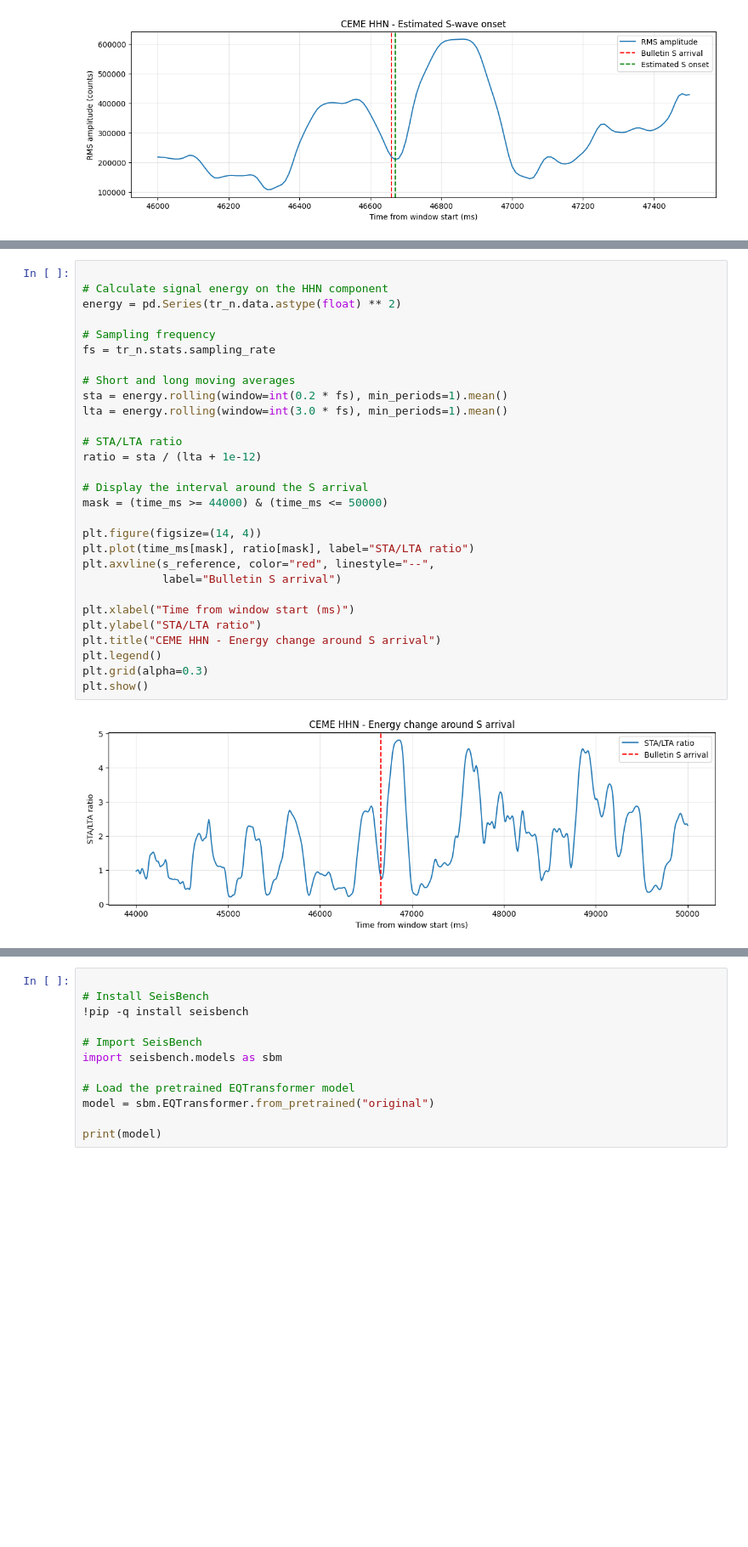
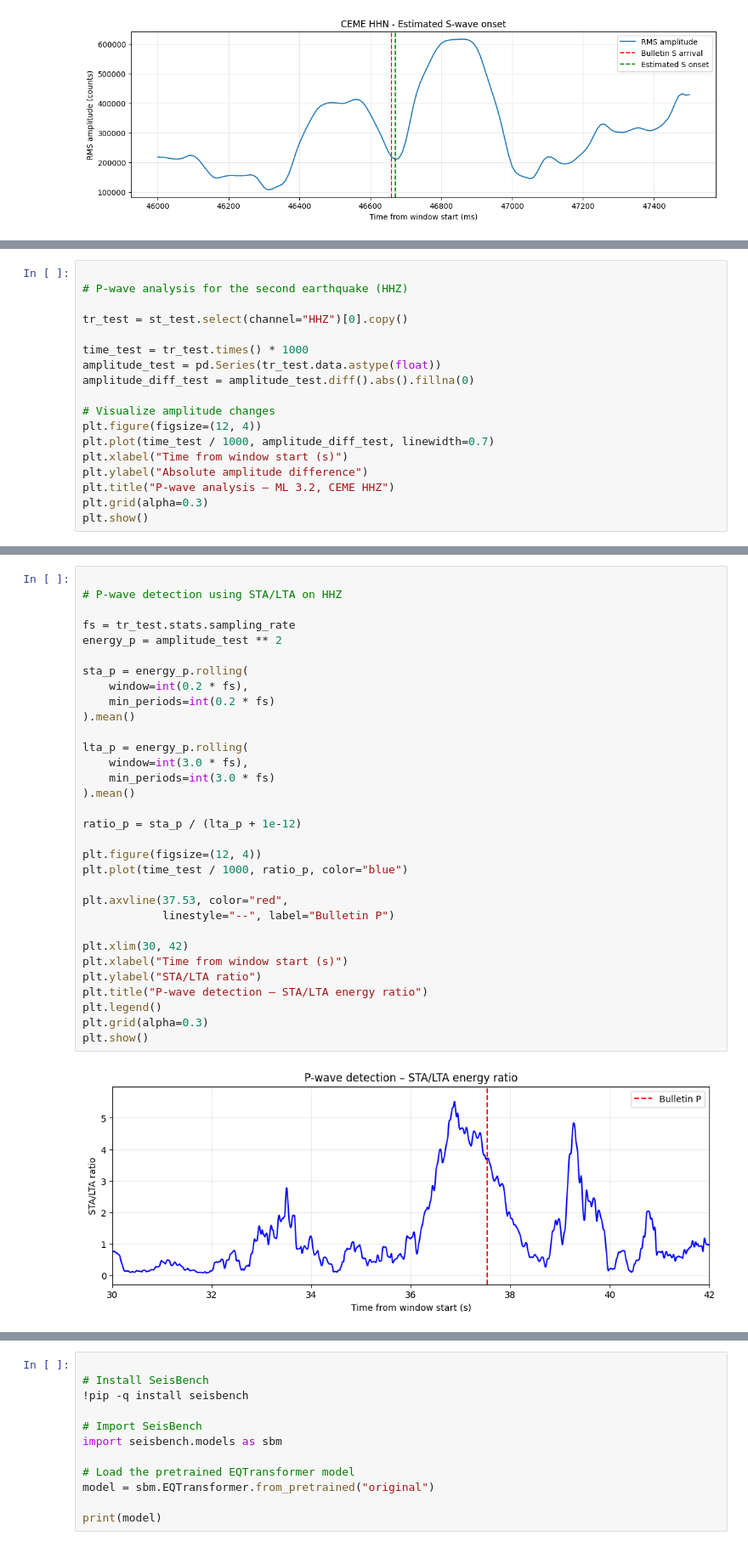
Before and after one commit to milena-seismo/DSB_capstone, a Jupyter notebook: DSB_Capstone_Milena.ipynb, the cells around one changed output, grey strips where cells are left out. Shown at 85% size. Drawn from its saved outputs; the diff is of its cells as text; blank space fills up the shorter version.

```diff
--- a/DSB_Capstone_Milena.ipynb
+++ b/DSB_Capstone_Milena.ipynb
@@ -1616,0 +1687,18 @@ Difference from bulletin: 10 ms
+# %%
+
+# P-wave analysis for the second earthquake (HHZ)
+
+tr_test = st_test.select(channel="HHZ")[0].copy()
+
+time_test = tr_test.times() * 1000
+amplitude_test = pd.Series(tr_test.data.astype(float))
+amplitude_diff_test = amplitude_test.diff().abs().fillna(0)
+
+# Visualize amplitude changes
+plt.figure(figsize=(12, 4))
+plt.plot(time_test / 1000, amplitude_diff_test, linewidth=0.7)
+plt.xlabel("Time from window start (s)")
+plt.ylabel("Absolute amplitude difference")
+plt.title("P-wave analysis – ML 3.2, CEME HHZ")
+plt.grid(alpha=0.3)
+plt.show()
@@ -1617,31 +1824,34 @@ Difference from bulletin: 10 ms
 # %%
 
-# Calculate signal energy on the HHN component
-energy = pd.Series(tr_n.data.astype(float) ** 2)
+# P-wave detection using STA/LTA on HHZ
 
-# Sampling frequency
-fs = tr_n.stats.sampling_rate
+fs = tr_test.stats.sampling_rate
+energy_p = amplitude_test ** 2
 
-# Short and long moving averages
-sta = energy.rolling(window=int(0.2 * fs), min_periods=1).mean()
-lta = energy.rolling(window=int(3.0 * fs), min_periods=1).mean()
+sta_p = energy_p.rolling(
+    window=int(0.2 * fs),
+    min_periods=int(0.2 * fs)
+).mean()
 
-# STA/LTA ratio
-ratio = sta / (lta + 1e-12)
+lta_p = energy_p.rolling(
+    window=int(3.0 * fs),
+    min_periods=int(3.0 * fs)
+).mean()
 
-# Display the interval around the S arrival
-mask = (time_ms >= 44000) & (time_ms <= 50000)
+ratio_p = sta_p / (lta_p + 1e-12)
 
-plt.figure(figsize=(14, 4))
-plt.plot(time_ms[mask], ratio[mask], label="STA/LTA ratio")
-plt.axvline(s_reference, color="red", linestyle="--",
-            label="Bulletin S arrival")
+plt.figure(figsize=(12, 4))
+plt.plot(time_test / 1000, ratio_p, color="blue")
 
-plt.xlabel("Time from window start (ms)")
+plt.axvline(37.53, color="red",
+            linestyle="--", label="Bulletin P")
+
+plt.xlim(30, 42)
+plt.xlabel("Time from window start (s)")
 plt.ylabel("STA/LTA ratio")
-plt.title("CEME HHN - Energy change around S arrival")
+plt.title("P-wave detection – STA/LTA energy ratio")
 plt.legend()
 plt.grid(alpha=0.3)
 plt.show()
 # %% [output]
-[figure, old version]
+[figure, new version]
```
Also changed, not shown: parts of 12 cells of this notebook.
